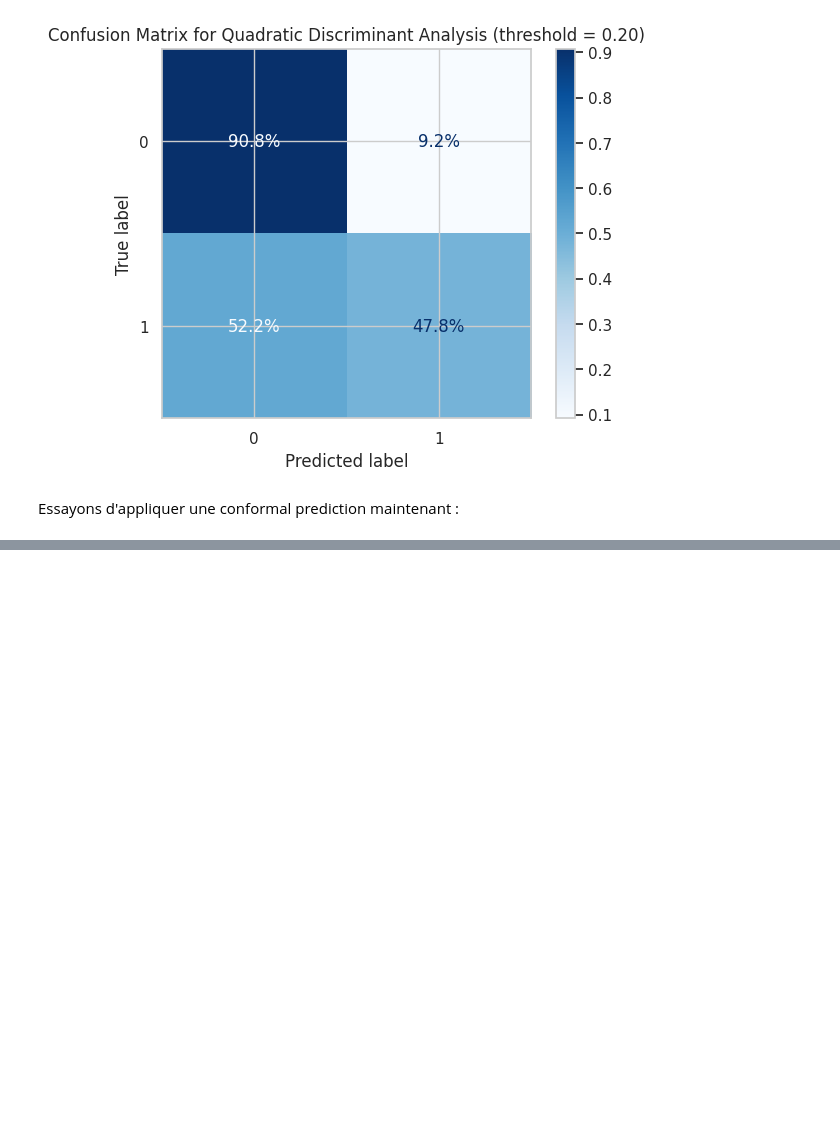
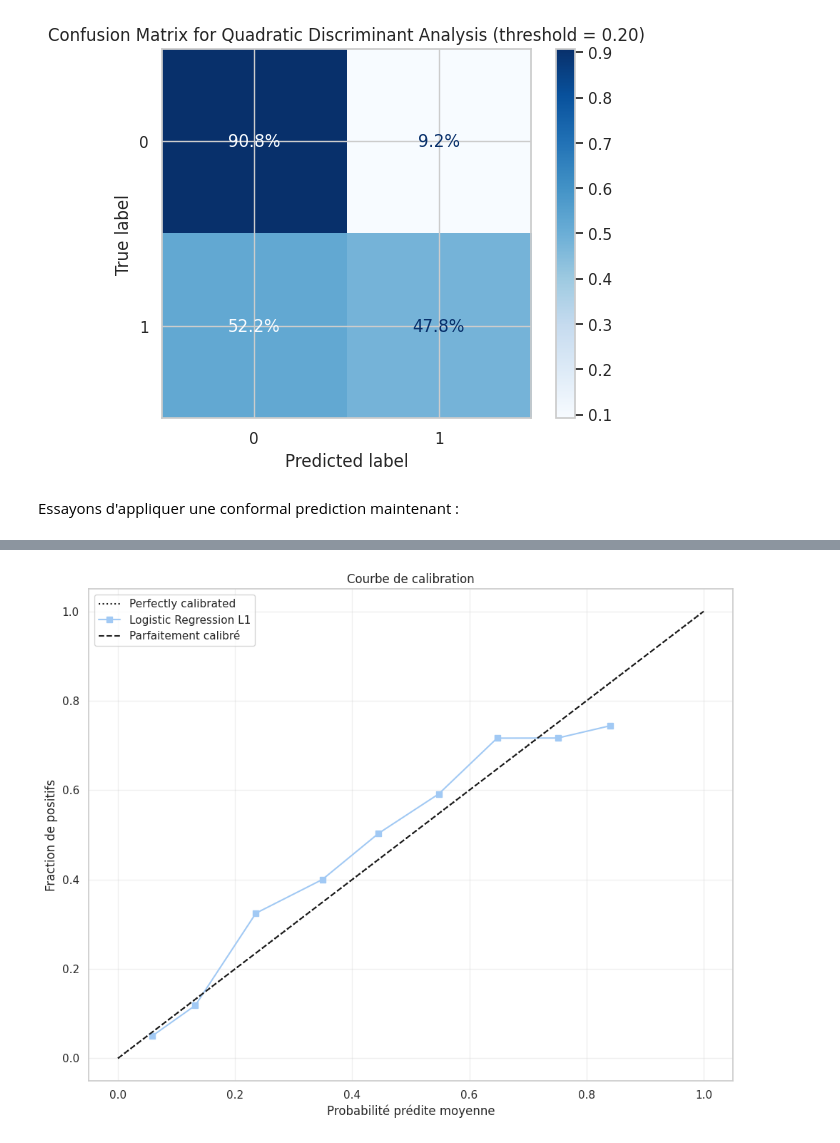
Before and after one commit to Khadija-Ammar/ml-uncertainty-quantification-and-sources, a Jupyter notebook: encodage Dunand + ML.ipynb, the cells around one changed output, grey strips where cells are left out. Saved outputs shown, nothing was run; the diff lists cells and outputs as text; code cells hidden in the pictures; blank space fills up the shorter version.

```diff
--- a/encodage Dunand + ML.ipynb
+++ b/encodage Dunand + ML.ipynb
@@ -487,0 +600,29 @@ Essayons d'appliquer une conformal prediction maintenant :
+# %%
+from sklearn.calibration import CalibrationDisplay
+import matplotlib.pyplot as plt
+
+# Prédire les probabilités
+y_proba = model_l1.predict_proba(X_test_normalized)[:, 1]
+
+# Créer la courbe de calibration
+fig, ax = plt.subplots(figsize=(10, 8))
+
+CalibrationDisplay.from_predictions(
+    y_test,
+    y_proba,
+    n_bins=10,
+    strategy='uniform',  # ou 'quantile'
+    ax=ax,
+    name='Logistic Regression L1'
+)
+
+plt.plot([0, 1], [0, 1], 'k--', label='Parfaitement calibré')
+plt.title('Courbe de calibration')
+plt.xlabel('Probabilité prédite moyenne')
+plt.ylabel('Fraction de positifs')
+plt.legend()
+plt.grid(True, alpha=0.3)
+plt.tight_layout()
+plt.show()
+# %% [output]
+[figure, added]
```
Also changed, not shown: parts of 4 cells of this notebook.
